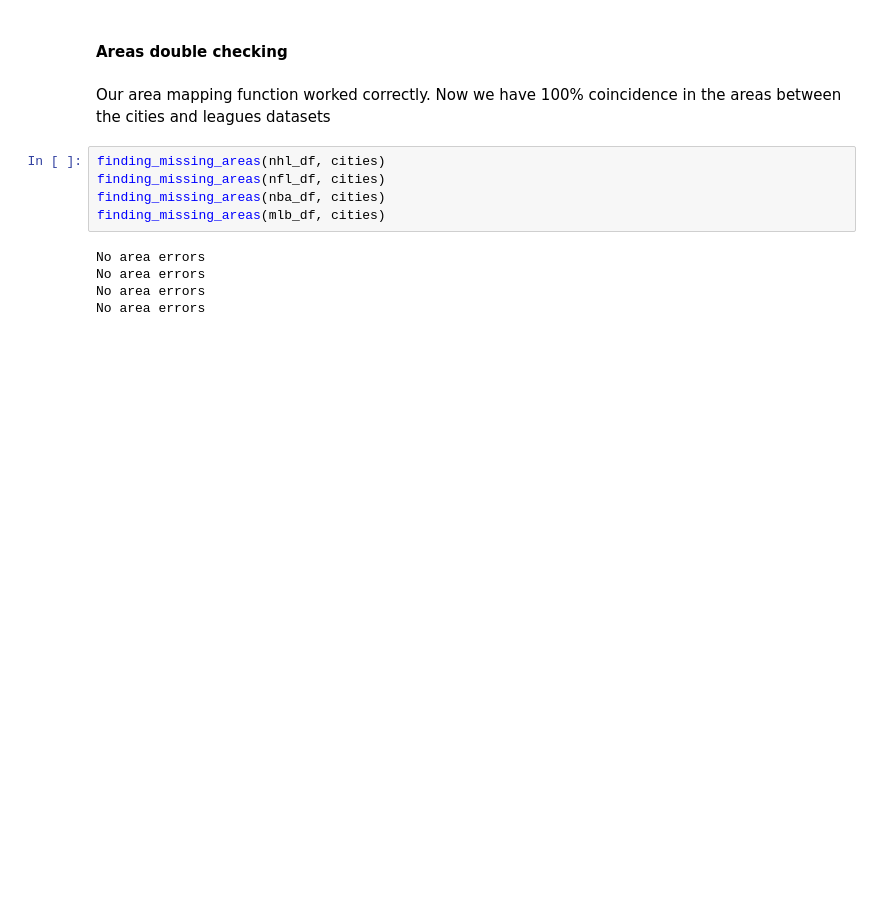
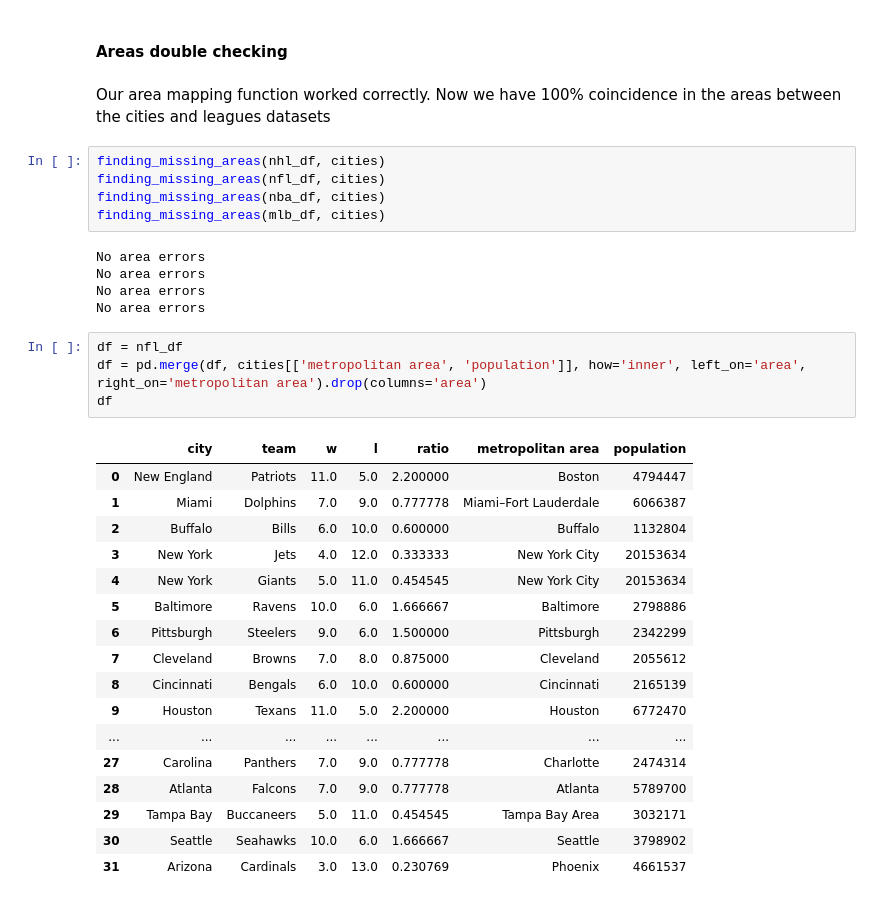
Before and after one commit to kevinmiguel97/Regions-sport-teams-anlysis, a Jupyter notebook: Regions_analysis.ipynb, the cells around one changed output. Saved outputs shown, nothing was run; the diff lists cells and outputs as text; blank space fills up the shorter version.

Commit message:
Double checking areas

```diff
--- a/Regions_analysis.ipynb
+++ b/Regions_analysis.ipynb
@@ -364,3 +366,25 @@ No area errors
 No area errors
 No area errors
 No area errors
+# %%
+df = nfl_df
+df = pd.merge(df, cities[['metropolitan area', 'population']], how='inner', left_on='area', right_on='metropolitan area').drop(columns='area')
+df
+# %% [output]
+|  | city | team | w | l | ratio | metropolitan area | population |
+| 0 | New England | Patriots | 11.0 | 5.0 | 2.200000 | Boston | 4794447 |
+| 1 | Miami | Dolphins | 7.0 | 9.0 | 0.777778 | Miami–Fort Lauderdale | 6066387 |
+| 2 | Buffalo | Bills | 6.0 | 10.0 | 0.600000 | Buffalo | 1132804 |
+| 3 | New York | Jets | 4.0 | 12.0 | 0.333333 | New York City | 20153634 |
+| 4 | New York | Giants | 5.0 | 11.0 | 0.454545 | New York City | 20153634 |
+| 5 | Baltimore | Ravens | 10.0 | 6.0 | 1.666667 | Baltimore | 2798886 |
+| 6 | Pittsburgh | Steelers | 9.0 | 6.0 | 1.500000 | Pittsburgh | 2342299 |
+| 7 | Cleveland | Browns | 7.0 | 8.0 | 0.875000 | Cleveland | 2055612 |
+| 8 | Cincinnati | Bengals | 6.0 | 10.0 | 0.600000 | Cincinnati | 2165139 |
+| 9 | Houston | Texans | 11.0 | 5.0 | 2.200000 | Houston | 6772470 |
+| ... | ... | ... | ... | ... | ... | ... | ... |
+| 27 | Carolina | Panthers | 7.0 | 9.0 | 0.777778 | Charlotte | 2474314 |
+| 28 | Atlanta | Falcons | 7.0 | 9.0 | 0.777778 | Atlanta | 5789700 |
+| 29 | Tampa Bay | Buccaneers | 5.0 | 11.0 | 0.454545 | Tampa Bay Area | 3032171 |
+| 30 | Seattle | Seahawks | 10.0 | 6.0 | 1.666667 | Seattle | 3798902 |
+| 31 | Arizona | Cardinals | 3.0 | 13.0 | 0.230769 | Phoenix | 4661537 |
```
Also changed, not shown: parts of 2 cells of this notebook.
